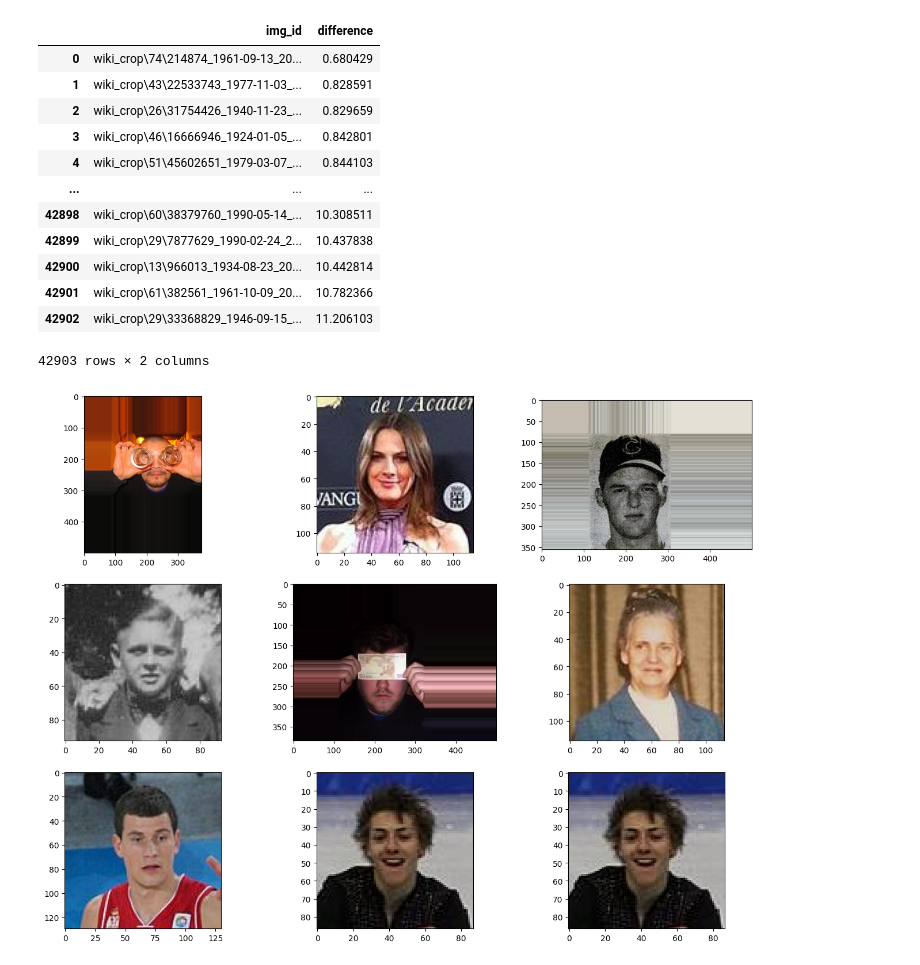
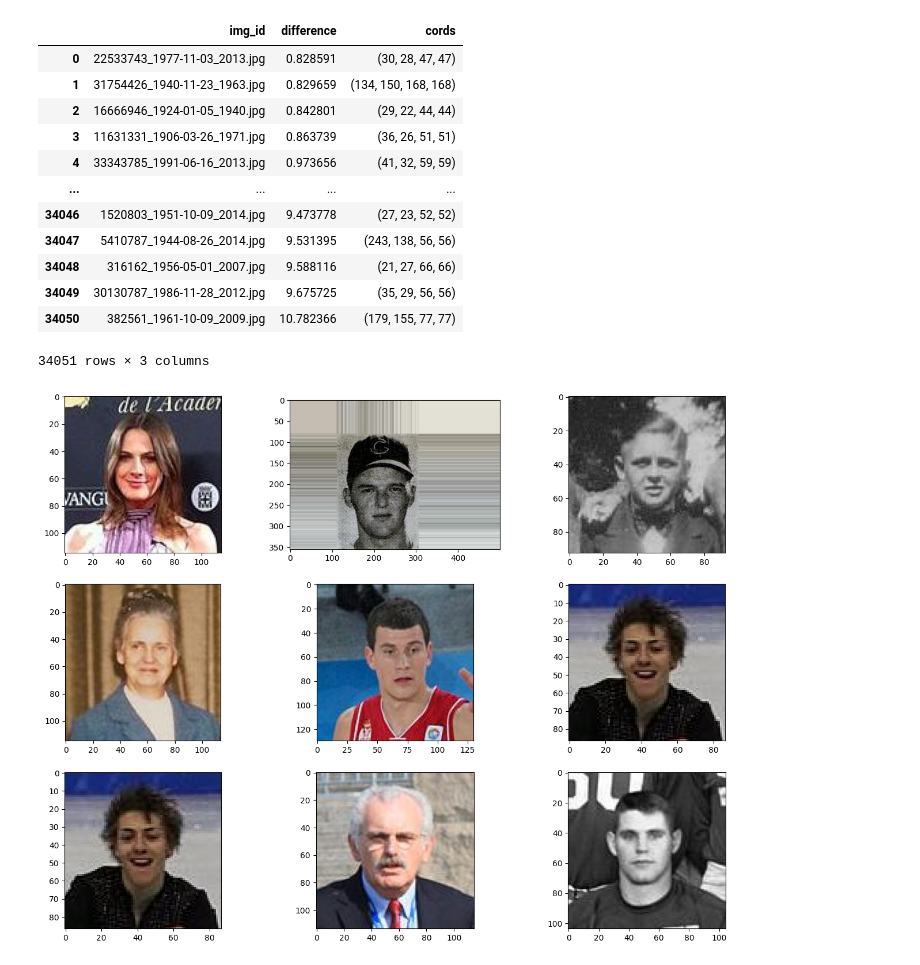
Before and after one commit to varCODEx/int20h_2024_shibarinu, a Jupyter notebook: visualize_score.ipynb, the cells around one changed output. Cells and saved outputs as stored; diff of their text form; code cells hidden in the pictures.

```diff
--- a/visualize_score.ipynb
+++ b/visualize_score.ipynb
@@ -8,33 +8,33 @@ import os
 import tqdm
 import matplotlib.pyplot as plt
 # %%
-differences = pd.read_csv('img_enface_score.csv')
+differences = pd.read_csv('merged_faces.csv')
 differences
 # %% [output]
-|  | img_id | difference |
-| 0 | wiki_crop\74\214874_1961-09-13_20... | 0.680429 |
-| 1 | wiki_crop\43\22533743_1977-11-03_... | 0.828591 |
-| 2 | wiki_crop\26\31754426_1940-11-23_... | 0.829659 |
-| 3 | wiki_crop\46\16666946_1924-01-05_... | 0.842801 |
-| 4 | wiki_crop\51\45602651_1979-03-07_... | 0.844103 |
-| ... | ... | ... |
-| 42898 | wiki_crop\60\38379760_1990-05-14_... | 10.308511 |
-| 42899 | wiki_crop\29\7877629_1990-02-24_2... | 10.437838 |
-| 42900 | wiki_crop\13\966013_1934-08-23_20... | 10.442814 |
-| 42901 | wiki_crop\61\382561_1961-10-09_20... | 10.782366 |
-| 42902 | wiki_crop\29\33368829_1946-09-15_... | 11.206103 |
+|  | img_id | difference | cords |
+| 0 | 22533743_1977-11-03_2013.jpg | 0.828591 | (30, 28, 47, 47) |
+| 1 | 31754426_1940-11-23_1963.jpg | 0.829659 | (134, 150, 168, 168) |
+| 2 | 16666946_1924-01-05_1940.jpg | 0.842801 | (29, 22, 44, 44) |
+| 3 | 11631331_1906-03-26_1971.jpg | 0.863739 | (36, 26, 51, 51) |
+| 4 | 33343785_1991-06-16_2013.jpg | 0.973656 | (41, 32, 59, 59) |
+| ... | ... | ... | ... |
+| 34046 | 1520803_1951-10-09_2014.jpg | 9.473778 | (27, 23, 52, 52) |
+| 34047 | 5410787_1944-08-26_2014.jpg | 9.531395 | (243, 138, 56, 56) |
+| 34048 | 316162_1956-05-01_2007.jpg | 9.588116 | (21, 27, 66, 66) |
+| 34049 | 30130787_1986-11-28_2012.jpg | 9.675725 | (35, 29, 56, 56) |
+| 34050 | 382561_1961-10-09_2009.jpg | 10.782366 | (179, 155, 77, 77) |
-42903 rows × 2 columns
+34051 rows × 3 columns
 # %%
 plt.figure(figsize=(16,12))
 
 for i in range(9):
-    img = cv2.imread(differences.loc[i, 'img_id'])
+    img = cv2.imread('wiki_crop_all/' + differences.loc[i, 'img_id'])
     img = cv2.cvtColor(img, cv2.COLOR_BGR2RGB)
 
     plt.subplot(3,3,i+1)
     plt.imshow(img)
 # %% [output]
-[figure, old version]
+[figure, new version]
 # %%
 plt.figure(figsize=(16,12))
 
```
Also changed, not shown: parts of 1 cell of this notebook, 9 other files.
